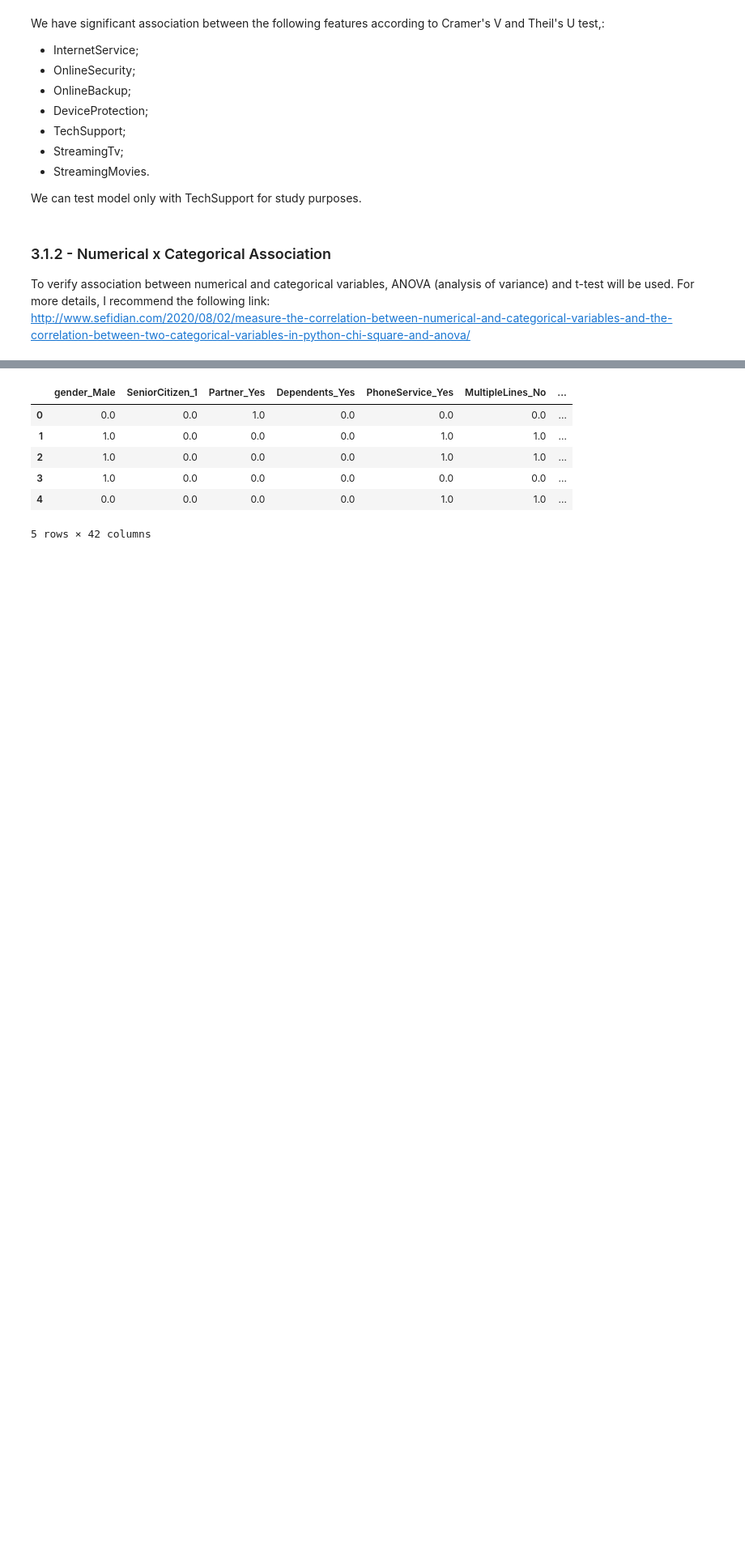
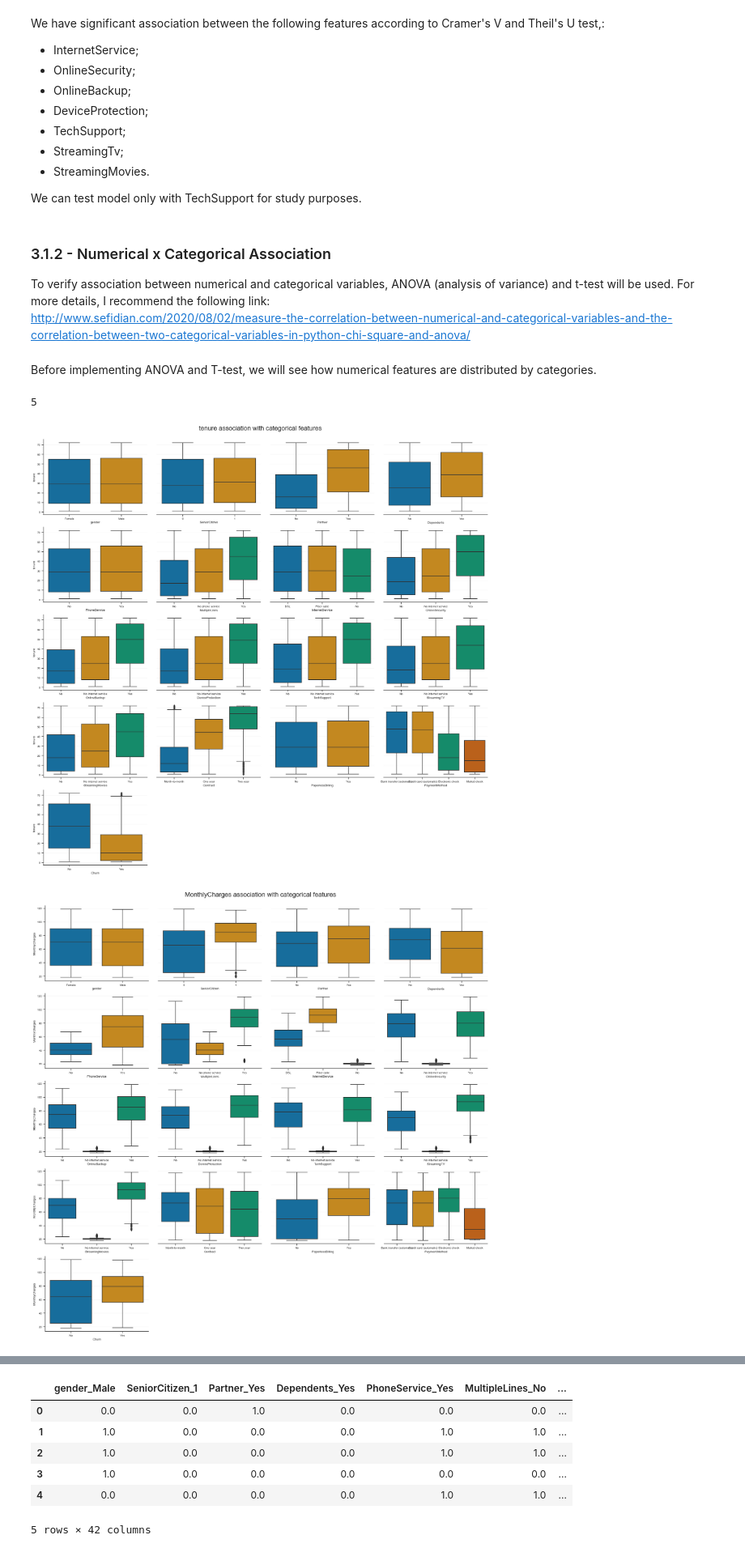
Before and after one commit to guipradow/churn_prediction, a Jupyter notebook: churn_prediction.ipynb, the cells around one changed output, grey strips where cells are left out. Shown at 81% size. Cells and saved outputs as stored; diff of their text form; code cells hidden in the pictures; blank space fills up the shorter version.

```diff
--- a/churn_prediction.ipynb
+++ b/churn_prediction.ipynb
@@ -233,3 +245,37 @@ cat_cols2drop = ["InternetService",
 
 To verify association between numerical and categorical variables, ANOVA (analysis of variance) and t-test will be used. For more details, I recommend the following link:
 <url>http://www.sefidian.com/2020/08/02/measure-the-correlation-between-numerical-and-categorical-variables-and-the-correlation-between-two-categorical-variables-in-python-chi-square-and-anova/</url>
+# %% [markdown]
+Before implementing ANOVA and T-test, we will see how numerical features are distributed by categories.
+# %%
+round((len(cat_cols) + 1) / ncols +.5)
+# %% [output]
+5
+# %%
+# Visualizing numerical features distribution by categories
+ncols = 4
+nrows = round((len(cat_cols) + 1) / ncols + .5)
+for num_col in num_cols:
+    fig, axes = plt.subplots(figsize=(20, 20), ncols=ncols, nrows=nrows, sharey="row")
+    axes = axes.flatten()
+    for i, cat_col in enumerate(cat_cols):
+        sns.boxplot(data=df, y=num_col, x=cat_col, ax=axes[i])
+        axes[i].set_ylabel("")
+        axes[i].spines["top"].set_visible(False)
+        axes[i].spines["right"].set_visible(False)
+        if i % ncols == 0:
+            axes[i].set_ylabel(num_col)
+        else:
+            axes[i].spines["left"].set_visible(False)
+            axes[i].tick_params(axis="y", which="both", left=False)
+    sns.boxplot(data=df, y=num_col, x="Churn", ax=axes[i+1])
+    axes[i+1].spines["top"].set_visible(False)
+    axes[i+1].spines["right"].set_visible(False)
+    for ax in axes[len(cat_cols)+1:]:
+        ax.set_axis_off()
+    fig.suptitle(f"{num_col} association with categorical features", size=20)
+    fig.tight_layout()
+    fig.subplots_adjust(top=.95)
+# %% [output]
+[figure, added]
+[figure, added]
```
Also changed, not shown: parts of 15 cells of this notebook.
